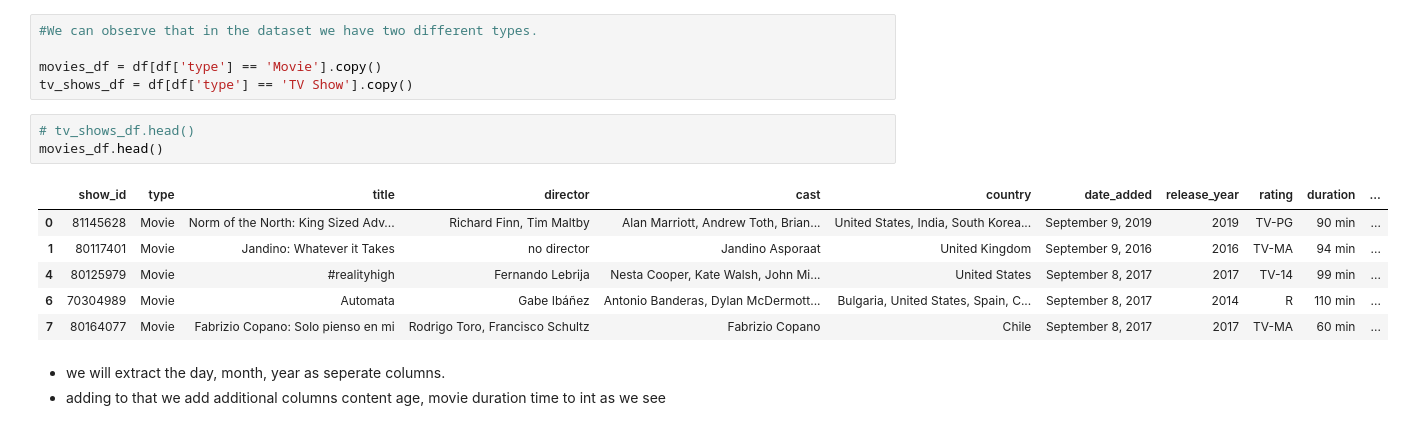
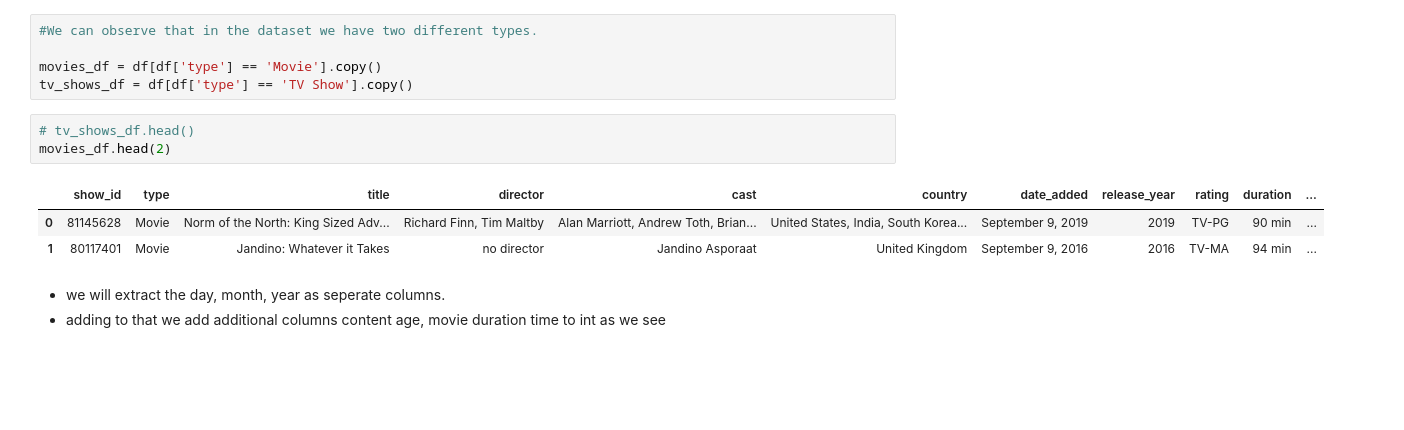
Before and after one commit to rakshith7733/Data-Science-AIML-Portfolio, a Jupyter notebook: Projects/Case Study/01 - Netflix Data Analysis/NDA.ipynb, the cells around one changed output. Drawn from its saved outputs; the diff is of its cells as text; blank space fills up the shorter version.

```diff
--- a/Projects/Case Study/01 - Netflix Data Analysis/NDA.ipynb
+++ b/Projects/Case Study/01 - Netflix Data Analysis/NDA.ipynb
@@ -153,14 +176,11 @@ movies_df = df[df['type'] == 'Movie'].copy()
 tv_shows_df = df[df['type'] == 'TV Show'].copy()
 # %%
 # tv_shows_df.head()
-movies_df.head()
+movies_df.head(2)
 # %% [output]
 |  | show_id | type | title | director | cast | country | date_added | release_year | rating | duration | ... |
 | 0 | 81145628 | Movie | Norm of the North: King Sized Adv... | Richard Finn, Tim Maltby | Alan Marriott, Andrew Toth, Brian... | United States, India, South Korea... | September 9, 2019 | 2019 | TV-PG | 90 min | ... |
 | 1 | 80117401 | Movie | Jandino: Whatever it Takes | no director | Jandino Asporaat | United Kingdom | September 9, 2016 | 2016 | TV-MA | 94 min | ... |
-| 4 | 80125979 | Movie | #realityhigh | Fernando Lebrija | Nesta Cooper, Kate Walsh, John Mi... | United States | September 8, 2017 | 2017 | TV-14 | 99 min | ... |
-| 6 | 70304989 | Movie | Automata | Gabe Ibáñez | Antonio Banderas, Dylan McDermott... | Bulgaria, United States, Spain, C... | September 8, 2017 | 2014 | R | 110 min | ... |
-| 7 | 80164077 | Movie | Fabrizio Copano: Solo pienso en mi | Rodrigo Toro, Francisco Schultz | Fabrizio Copano | Chile | September 8, 2017 | 2017 | TV-MA | 60 min | ... |
 # %% [markdown]
 - we will extract the day, month, year as seperate columns.
 - adding to that we add additional columns content age, movie duration time to int as we see
```
Also changed, not shown: parts of 19 cells of this notebook, 1 other file.
